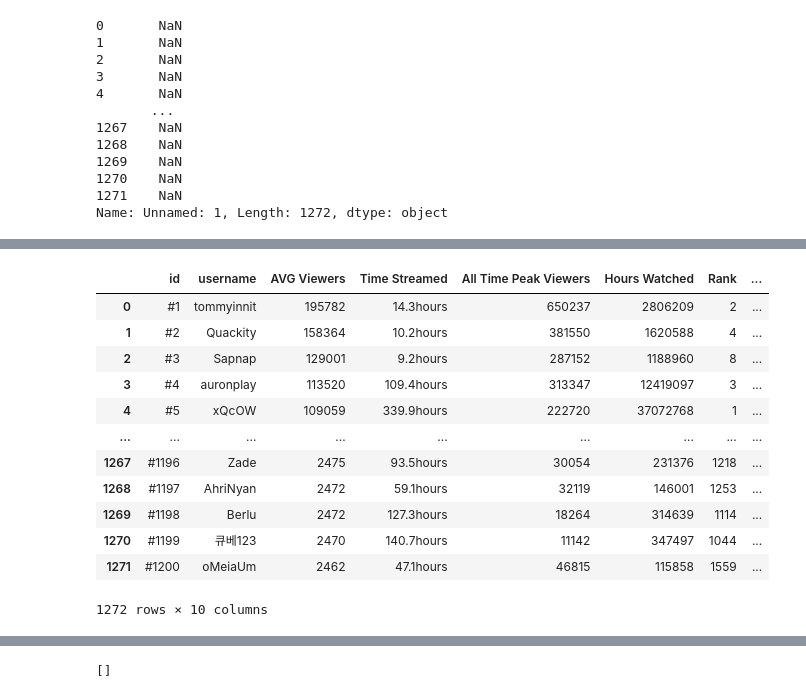
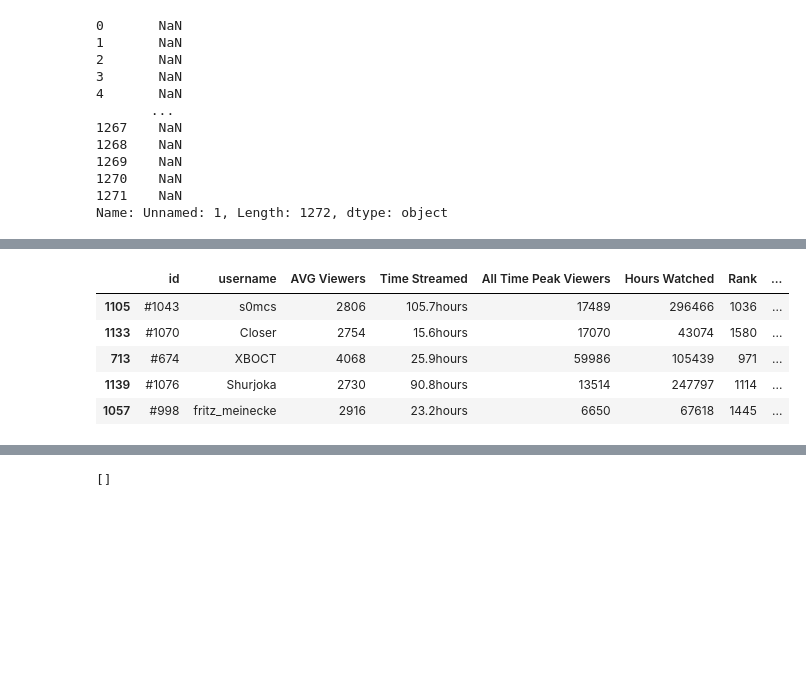
Before and after one commit to Awesimous/StarFish, a Jupyter notebook: notebooks/TwitchTracker_copy.ipynb, the cells around one changed output, grey strips where cells are left out. Drawn from its saved outputs; the diff is of its cells as text; code cells hidden in the pictures; blank space fills up the shorter version.

```diff
--- a/notebooks/TwitchTracker_copy.ipynb
+++ b/notebooks/TwitchTracker_copy.ipynb
@@ -86,16 +98,0 @@ df = df.rename(columns={'Unnamed: 0': 'id'})
-# %%
-df
-# %% [output]
-|  | id | username | AVG Viewers | Time Streamed | All Time Peak Viewers | Hours Watched | Rank | ... |
-| 0 | #1 | tommyinnit | 195782 | 14.3hours | 650237 | 2806209 | 2 | ... |
-| 1 | #2 | Quackity | 158364 | 10.2hours | 381550 | 1620588 | 4 | ... |
-| 2 | #3 | Sapnap | 129001 | 9.2hours | 287152 | 1188960 | 8 | ... |
-| 3 | #4 | auronplay | 113520 | 109.4hours | 313347 | 12419097 | 3 | ... |
-| 4 | #5 | xQcOW | 109059 | 339.9hours | 222720 | 37072768 | 1 | ... |
-| ... | ... | ... | ... | ... | ... | ... | ... | ... |
-| 1267 | #1196 | Zade | 2475 | 93.5hours | 30054 | 231376 | 1218 | ... |
-| 1268 | #1197 | AhriNyan | 2472 | 59.1hours | 32119 | 146001 | 1253 | ... |
-| 1269 | #1198 | Berlu | 2472 | 127.3hours | 18264 | 314639 | 1114 | ... |
-| 1270 | #1199 | 큐베123 | 2470 | 140.7hours | 11142 | 347497 | 1044 | ... |
-| 1271 | #1200 | oMeiaUm | 2462 | 47.1hours | 46815 | 115858 | 1559 | ... |
-1272 rows × 10 columns
@@ -106,0 +111,9 @@ df
+# %%
+df.sample(5)
+# %% [output]
+|  | id | username | AVG Viewers | Time Streamed | All Time Peak Viewers | Hours Watched | Rank | ... |
+| 1105 | #1043 | s0mcs | 2806 | 105.7hours | 17489 | 296466 | 1036 | ... |
+| 1133 | #1070 | Closer | 2754 | 15.6hours | 17070 | 43074 | 1580 | ... |
+| 713 | #674 | XBOCT | 4068 | 25.9hours | 59986 | 105439 | 971 | ... |
+| 1139 | #1076 | Shurjoka | 2730 | 90.8hours | 13514 | 247797 | 1114 | ... |
+| 1057 | #998 | fritz_meinecke | 2916 | 23.2hours | 6650 | 67618 | 1445 | ... |
```
Also changed, not shown: parts of 15 cells of this notebook, 6 other files.
